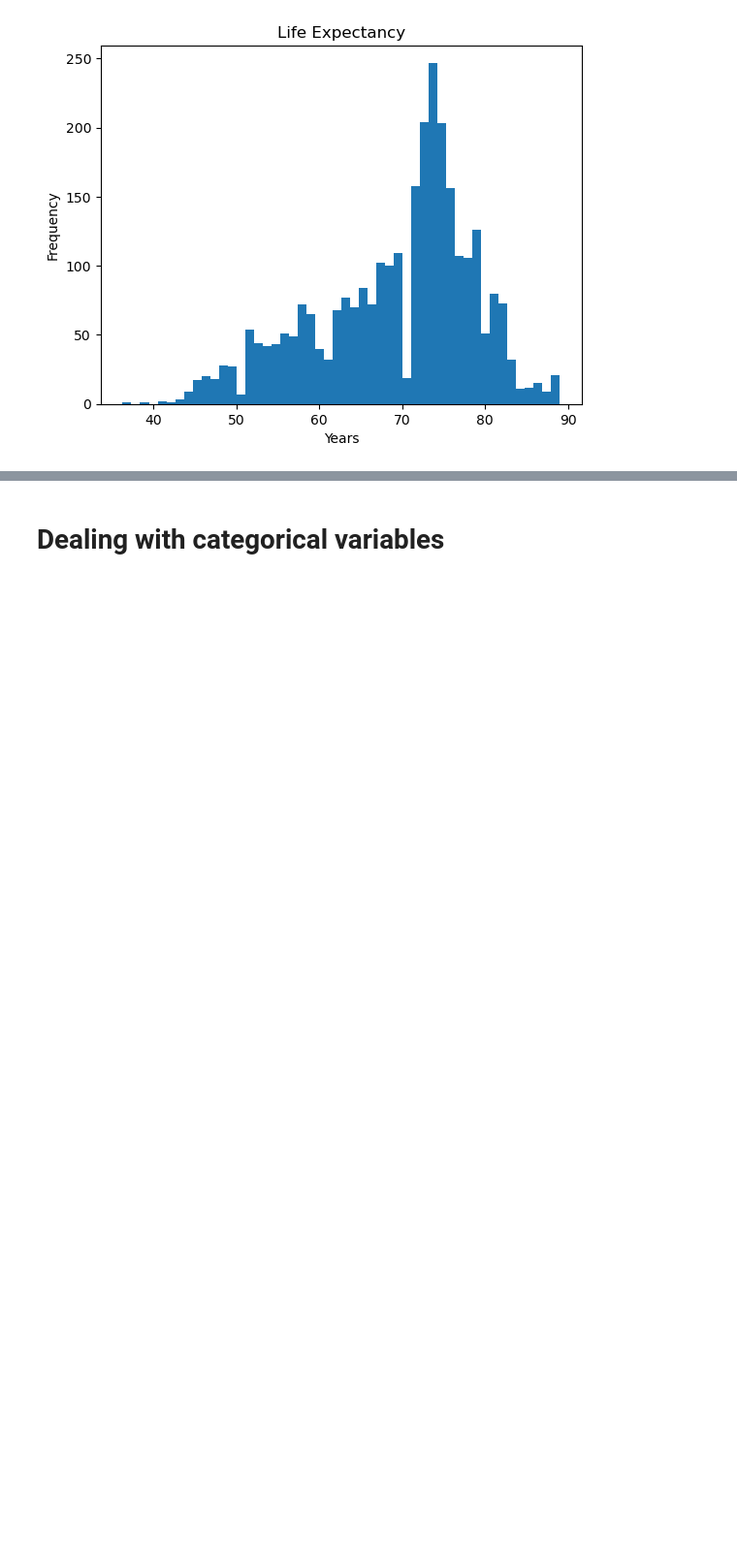
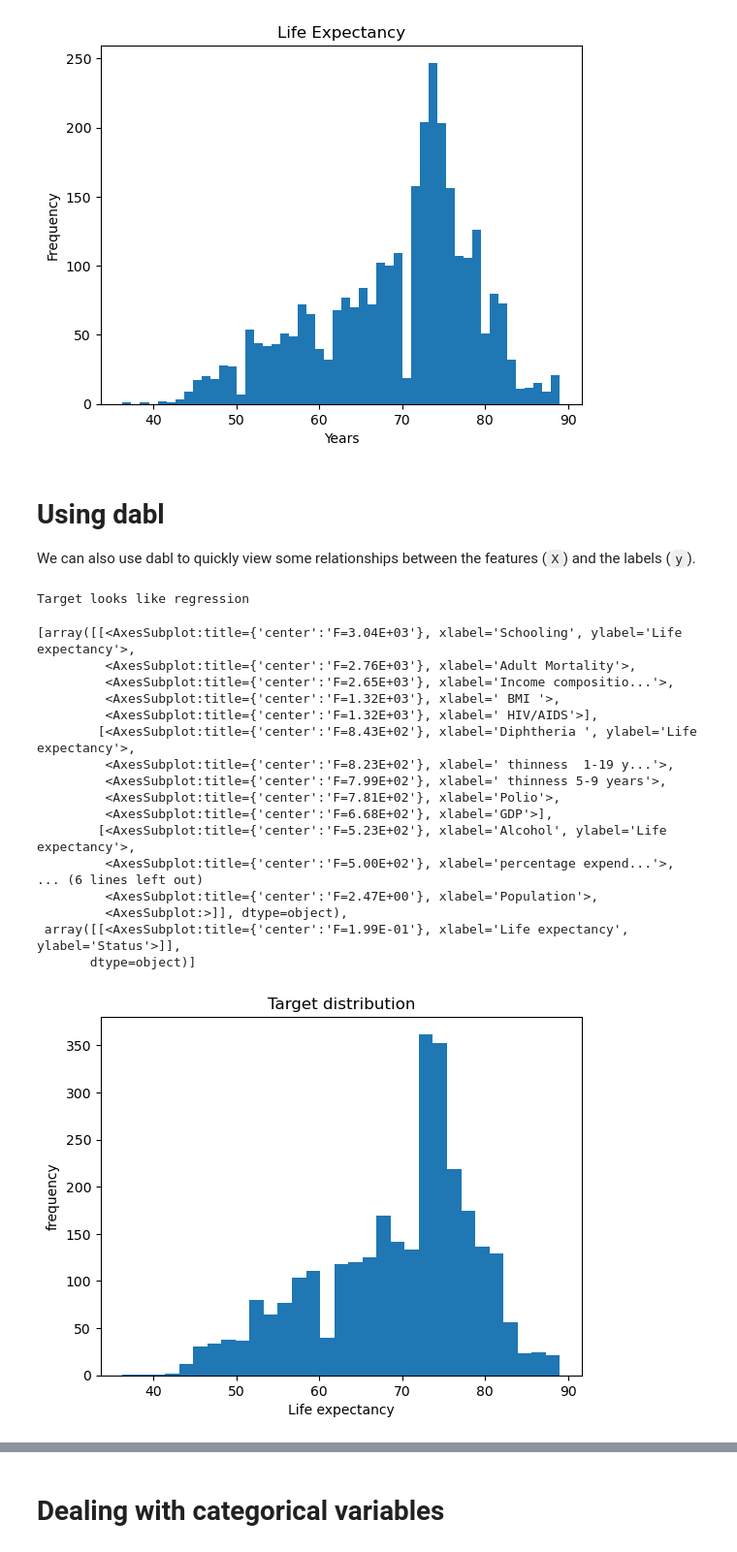
Before and after one commit to mitchellfaulk/WHO_neural_network, a Jupyter notebook: life_expectancy.ipynb, the cells around one changed output, grey strips where cells are left out. Shown at 97% size. Saved outputs shown, nothing was run; the diff lists cells and outputs as text; code cells hidden in the pictures; blank space fills up the shorter version.

Commit message:
Add part using dabl

```diff
--- a/life_expectancy.ipynb
+++ b/life_expectancy.ipynb
@@ -118,3 +118,31 @@ plt.ylabel("Frequency")
 # %% [output]
 Text(0, 0.5, 'Frequency')
 [figure]
+# %% [markdown]
+# Using dabl
+
+We can also use dabl to quickly view some relationships between the features (`X`) and the labels (`y`).
+# %%
+import dabl
+
+dabl.plot(X,y)
+# %% [output]
+Target looks like regression
+[array([[<AxesSubplot:title={'center':'F=3.04E+03'}, xlabel='Schooling', ylabel='Life expectancy'>,
+         <AxesSubplot:title={'center':'F=2.76E+03'}, xlabel='Adult Mortality'>,
+         <AxesSubplot:title={'center':'F=2.65E+03'}, xlabel='Income compositio...'>,
+         <AxesSubplot:title={'center':'F=1.32E+03'}, xlabel=' BMI '>,
+         <AxesSubplot:title={'center':'F=1.32E+03'}, xlabel=' HIV/AIDS'>],
+        [<AxesSubplot:title={'center':'F=8.43E+02'}, xlabel='Diphtheria ', ylabel='Life expectancy'>,
+         <AxesSubplot:title={'center':'F=8.23E+02'}, xlabel=' thinness  1-19 y...'>,
+         <AxesSubplot:title={'center':'F=7.99E+02'}, xlabel=' thinness 5-9 years'>,
+         <AxesSubplot:title={'center':'F=7.81E+02'}, xlabel='Polio'>,
+         <AxesSubplot:title={'center':'F=6.68E+02'}, xlabel='GDP'>],
+        [<AxesSubplot:title={'center':'F=5.23E+02'}, xlabel='Alcohol', ylabel='Life expectancy'>,
+         <AxesSubplot:title={'center':'F=5.00E+02'}, xlabel='percentage expend...'>,
+... (6 lines left out)
+         <AxesSubplot:title={'center':'F=2.47E+00'}, xlabel='Population'>,
+         <AxesSubplot:>]], dtype=object),
+ array([[<AxesSubplot:title={'center':'F=1.99E-01'}, xlabel='Life expectancy', ylabel='Status'>]],
+       dtype=object)]
+[figure, added]
```
Also changed, not shown: parts of 3 cells of this notebook.
